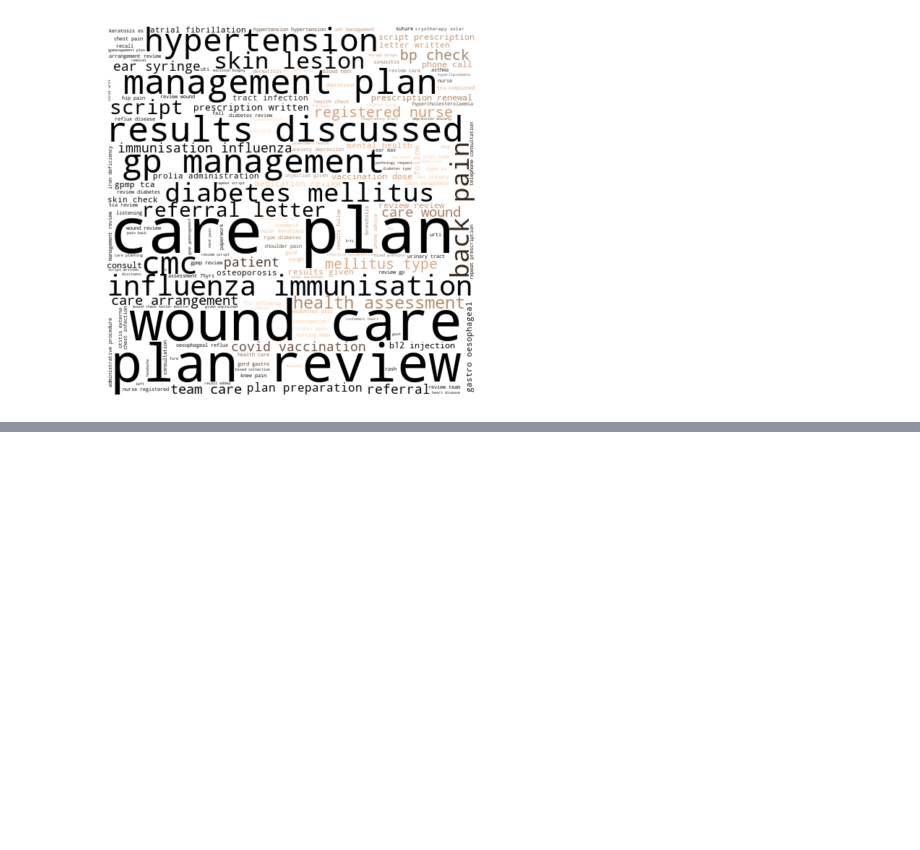
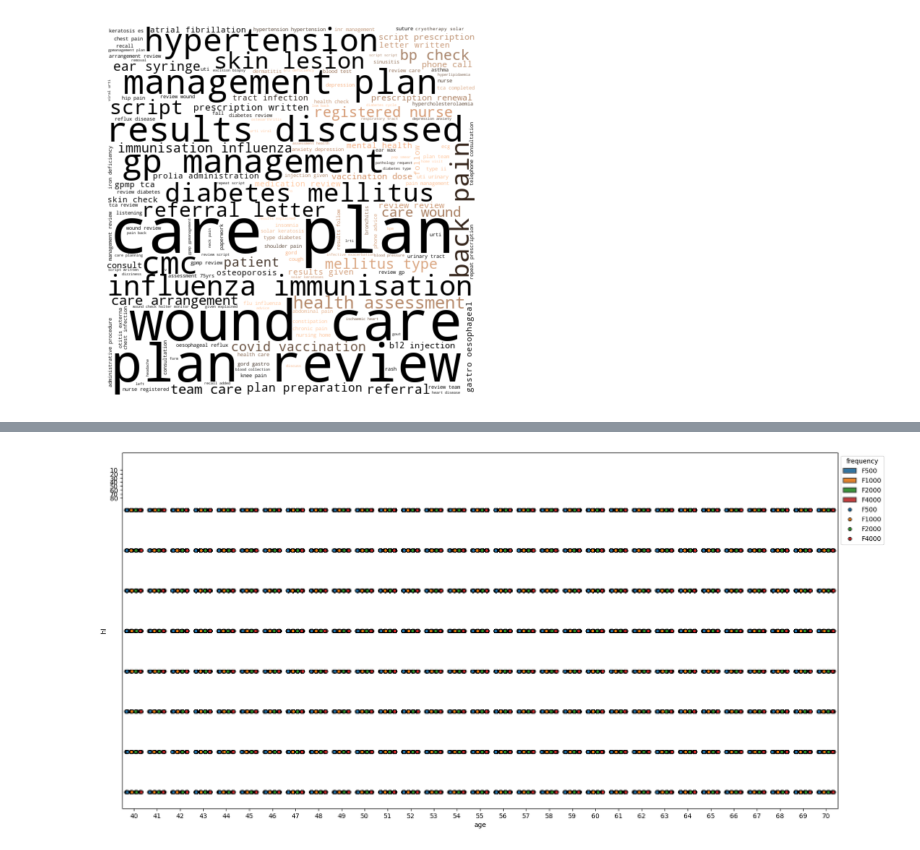
Before and after one commit to marianocabezas/hearing, a Jupyter notebook: warehouse.ipynb, the cells around one changed output, grey strips where cells are left out. Saved outputs shown, nothing was run; the diff lists cells and outputs as text; code cells hidden in the pictures; blank space fills up the shorter version.

```diff
--- a/warehouse.ipynb
+++ b/warehouse.ipynb
@@ -377,0 +368,59 @@ plt.axis('off')
+# %%
+# 18 Specsavers Stripplot
+au_ages_worse = au_data.assign(
+    age=pd.to_numeric(au_data['testDateTime'].str[-4:]) - pd.to_numeric(au_data['birthday']).to_numpy()
+)
+
+mean_left = (au_ages_worse['hlLeft.freq500'] + au_ages_worse['hlLeft.freq1000'] + au_ages_worse['hlLeft.freq2000'] + au_ages_worse['hlLeft.freq4000']) / 4
+mean_right = (au_ages_worse['hlRight.freq500'] + au_ages_worse['hlRight.freq1000'] + au_ages_worse['hlRight.freq2000'] + au_ages_worse['hlRight.freq4000']) / 4
+
+au_right_worse = au_ages_worse[mean_left < mean_right]
+drop_left = au_right_worse.columns.drop(list(au_right_worse.filter(regex='hlLeft')))
+au_right = au_right_worse[drop_left].rename(
+    columns={
+        'hlRight.freq500': 'F500',
+        'hlRight.freq1000': 'F1000',
+        'hlRight.freq2000': 'F2000',
+        'hlRight.freq4000': 'F4000'
+    }
+).assign(ear='right')
+
+au_left_worse = au_ages_worse[mean_left >= mean_right]
+drop_right = au_left_worse.columns.drop(list(au_right_worse.filter(regex='hlRight')))
+au_left = au_left_worse[drop_right].rename(
+    columns={
+        'hlLeft.freq500': 'F500',
+        'hlLeft.freq1000': 'F1000',
+        'hlLeft.freq2000': 'F2000',
+        'hlLeft.freq4000': 'F4000'
+    }
+).assign(ear='left')
+
+au_worse = pd.concat([au_right, au_left], ignore_index=True).melt(
+   id_vars=['testDateTime', 'birthday', 'age', 'ear'],
+   value_vars=[
+       'F500', 'F1000', 'F2000', 'F4000',
+   ],
+   var_name='frequency',
+   value_name='hl'
+)
+
+# plt.figure()
+# ax = sn.kdeplot(data=au_worse, x='age', y='hl', hue='frequency', alpha=.5, fill=True)
+# sn.move_legend(ax, 'upper left', bbox_to_anchor=(1, 1))
+
+au_worse_old = au_worse[(au_worse['age'] >= 40) & (au_worse['age'] <= 70)]
+
+plt.figure(figsize=(20, 10))
+ax1 = sn.violinplot(data=au_worse_old, x='age', y='hl', hue='frequency', orient='h')
+for violin in ax1.collections[::2]:
+  violin.set_alpha(0.5)
+ax2 = sn.stripplot(
+    data=au_worse_old, x='age', y='hl', hue='frequency',
+    edgecolor='black', size=5, dodge=True, jitter=True,
+    linewidth=1, ax=ax1, zorder=0
+)
+
+sn.move_legend(ax2, 'upper left', bbox_to_anchor=(1, 1))
+# %% [output]
+[figure, added]
```
Also changed, not shown: parts of 15 cells of this notebook, 12 other files.
